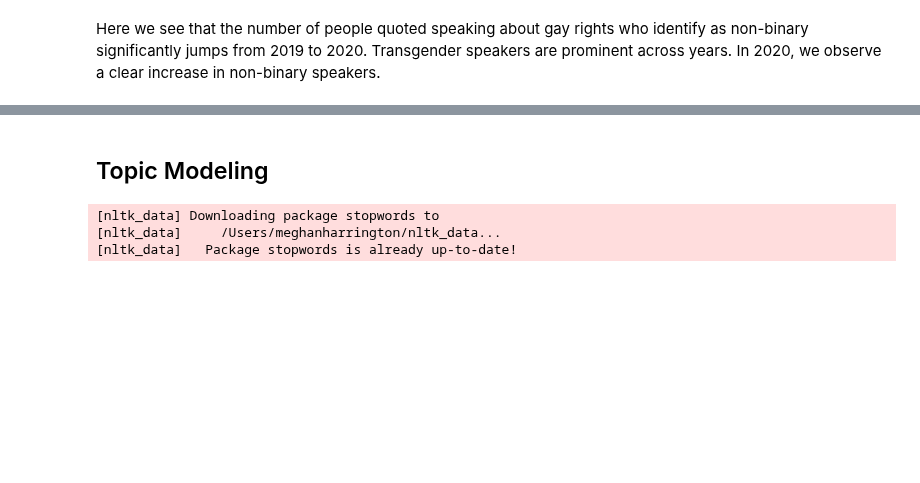
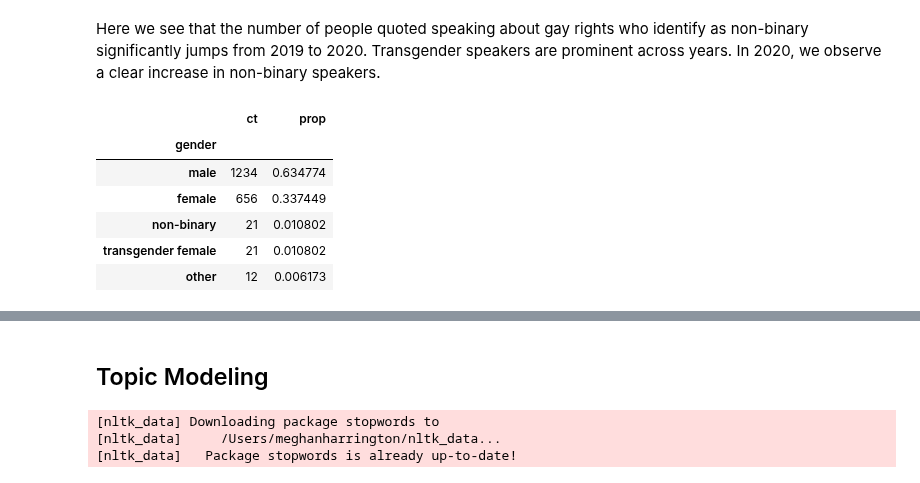
Before and after one commit to epfl-ada/ada-2021-project-ada_group_project, a Jupyter notebook: statistics.ipynb, the cells around one changed output, grey strips where cells are left out. Cells and saved outputs as stored; diff of their text form; code cells hidden in the pictures; blank space fills up the shorter version.

```diff
--- a/statistics.ipynb
+++ b/statistics.ipynb
@@ -455,3 +455,25 @@ fig.tight_layout()
 Here we see that the number of people quoted speaking about gay rights who identify as non-binary significantly jumps
 from 2019 to 2020.
 Transgender speakers are prominent across years. In 2020, we observe a clear increase in non-binary speakers.
+# %%
+# Compare genders for 2015 and 2020 on bar chart instead of pie
+gen15 = merged_gender[merged_gender['year'] == 2015]
+top4 = gen15.drop(['year', 'logcount', 'total_quotes'], axis = 1).groupby('gender').sum().sort_values(by = 'ct', ascending=False).head(4)
+other_ct = gen15.ct.sum() - top4.ct.sum()
+top4.loc['other'] = other_ct
+top4['prop'] = top4['ct']/top4['ct'].sum()
+
+gen20 = merged_gender[merged_gender['year'] == 2020]
+top4_20 = gen20.drop(['year', 'logcount', 'total_quotes'], axis = 1).groupby('gender').sum().sort_values(by = 'ct', ascending=False).head(4)
+other_ct = gen20.ct.sum() - top4_20.ct.sum()
+top4_20.loc['other'] = other_ct
+top4_20['prop'] = top4_20['ct']/top4_20['ct'].sum()
+top4_20.head()
+# %% [output]
+|  | ct | prop |
+| gender |  |  |
+| male | 1234 | 0.634774 |
+| female | 656 | 0.337449 |
+| non-binary | 21 | 0.010802 |
+| transgender female | 21 | 0.010802 |
+| other | 12 | 0.006173 |
```
Also changed, not shown: parts of 7 cells of this notebook.
